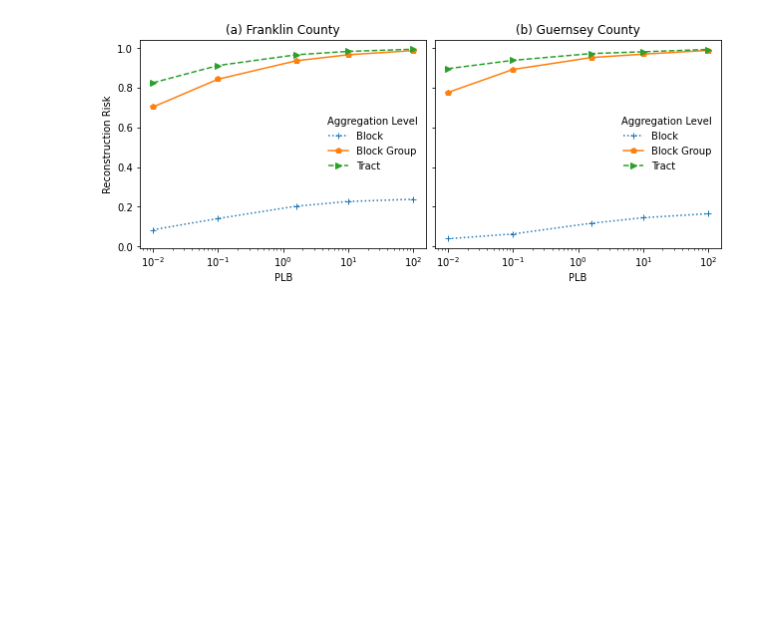
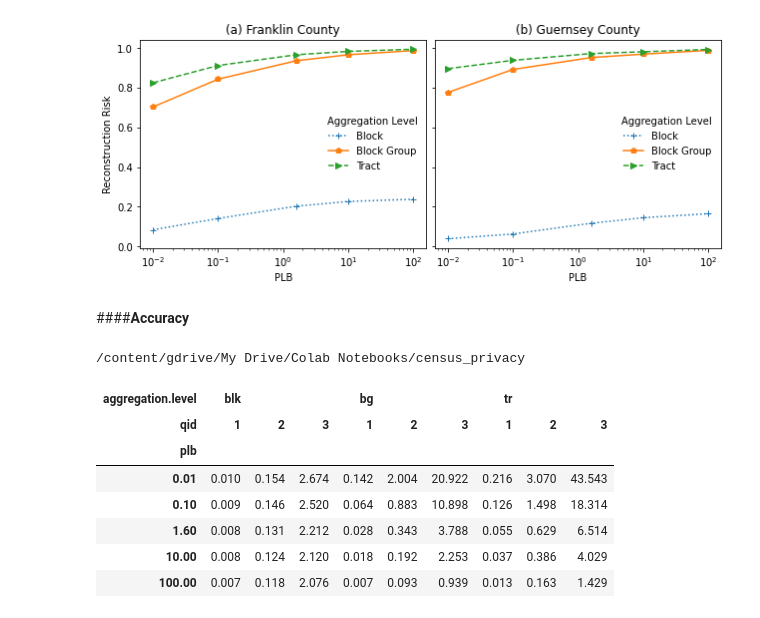
Before and after one commit to linyuehzzz/tda-eval, a Jupyter notebook: plot.ipynb, the cells around one changed output. Cells and saved outputs as stored; diff of their text form; code cells hidden in the pictures; blank space fills up the shorter version.

```diff
--- a/plot.ipynb
+++ b/plot.ipynb
@@ -146,3 +146,32 @@ plt.tight_layout(pad=5, w_pad=0.5, h_pad=1.0)
 plt.savefig('data/tables/recon_risk.eps', format='eps')
 # %% [output]
 [figure]
+# %% [markdown]
+####**Accuracy**
+# %%
+%cd "/content/gdrive/My Drive/Colab Notebooks/census_privacy"
+import pandas as pd
+
+df = pd.read_csv('data/tables/acc.csv')
+
+## Franklin, block level
+df_f_blk = df[df["county"] == "Franklin"]
+df_f_blk = df_f_blk.pivot_table(index='plb', columns=['aggregation.level', 'qid'], values='mae')
+df_f_blk = df_f_blk[['blk', 'bg', 'tr']]
+
+## Guernsey, tract level
+df_g_blk = df[df["county"] == "Guernsey"]
+df_g_blk = df_g_blk.pivot_table(index='plb', columns=['aggregation.level', 'qid'], values='mae')
+df_g_blk = df_g_blk[['blk', 'bg', 'tr']]
+
+df_g_blk
+# %% [output]
+/content/gdrive/My Drive/Colab Notebooks/census_privacy
+| aggregation.level | blk |  |  | bg |  |  | tr |  |  |
+| qid | 1 | 2 | 3 | 1 | 2 | 3 | 1 | 2 | 3 |
+| plb |  |  |  |  |  |  |  |  |  |
+| 0.01 | 0.010 | 0.154 | 2.674 | 0.142 | 2.004 | 20.922 | 0.216 | 3.070 | 43.543 |
+| 0.10 | 0.009 | 0.146 | 2.520 | 0.064 | 0.883 | 10.898 | 0.126 | 1.498 | 18.314 |
+| 1.60 | 0.008 | 0.131 | 2.212 | 0.028 | 0.343 | 3.788 | 0.055 | 0.629 | 6.514 |
+| 10.00 | 0.008 | 0.124 | 2.120 | 0.018 | 0.192 | 2.253 | 0.037 | 0.386 | 4.029 |
+| 100.00 | 0.007 | 0.118 | 2.076 | 0.007 | 0.093 | 0.939 | 0.013 | 0.163 | 1.429 |
```
Also changed, not shown: parts of 4 cells of this notebook.
